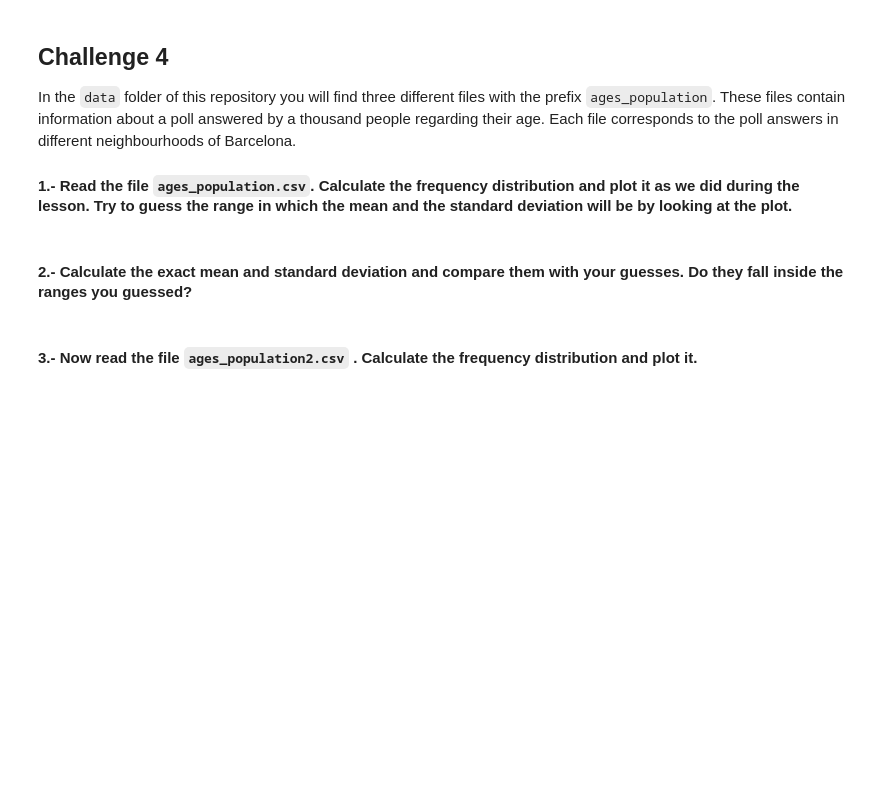
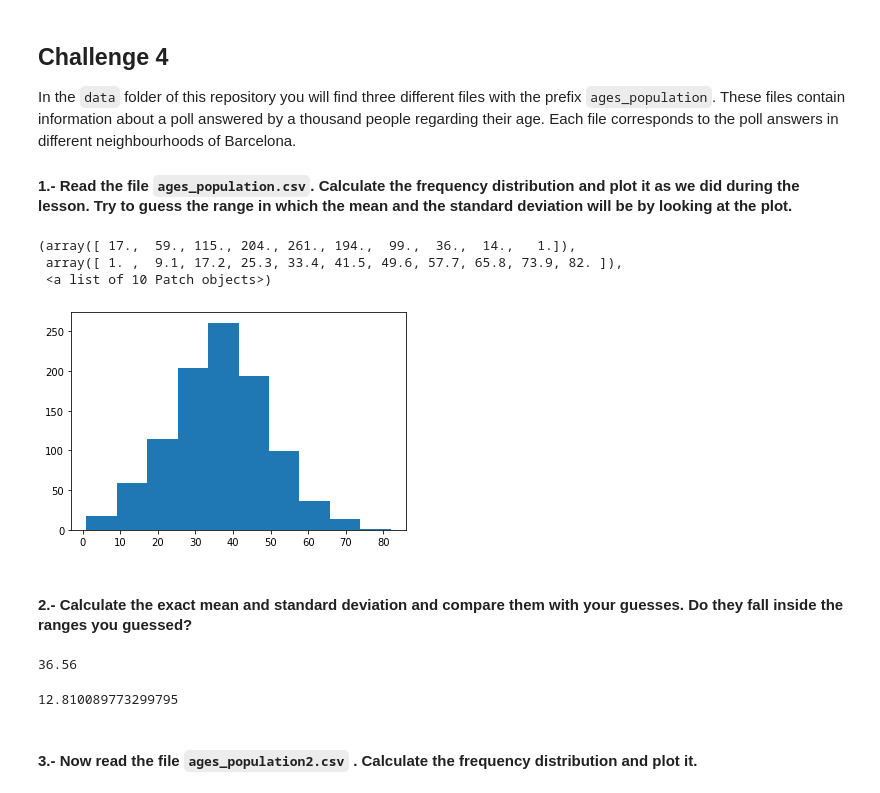
Before and after one commit to ta-data-lis/lab-understanding-descriptive-stats, a Jupyter notebook: your-code/main.ipynb, the cells around one changed output. Drawn from its saved outputs; the diff is of its cells as text; code cells hidden in the pictures; blank space fills up the shorter version.

```diff
--- a/your-code/main.ipynb
+++ b/your-code/main.ipynb
@@ -169,11 +164,20 @@ In the `data` folder of this repository you will find three different files with
 #### 1.- Read the file `ages_population.csv`. Calculate the frequency distribution and plot it as we did during the lesson. Try to guess the range in which the mean and the standard deviation will be by looking at the plot.
 # %%
 # your code here
-hund_rolls = pd.read_csv('../data/roll_the_dice_hundred.csv')
-hund_rolls = list(hund_rolls["value"])
-hund_rolls.sort()
-plt.plot(hund_rolls)
+pop_ages = pd.read_csv('../data/ages_population.csv')
+pop_ages = list(pop_ages["observation"])
+
+plt.hist(pop_ages)
+# %% [output]
+(array([ 17.,  59., 115., 204., 261., 194.,  99.,  36.,  14.,   1.]),
+ array([ 1. ,  9.1, 17.2, 25.3, 33.4, 41.5, 49.6, 57.7, 65.8, 73.9, 82. ]),
+ <a list of 10 Patch objects>)
+[figure, added]
 # %% [markdown]
 #### 2.- Calculate the exact mean and standard deviation and compare them with your guesses. Do they fall inside the ranges you guessed?
 # %%
 # your code here
+
+np.mean(pop_ages)
+# %% [output]
+36.56
@@ -183,0 +184,4 @@ your comments here
+# %%
+np.std(pop_ages)
+# %% [output]
+12.810089773299795
```
Also changed, not shown: parts of 29 cells of this notebook.
